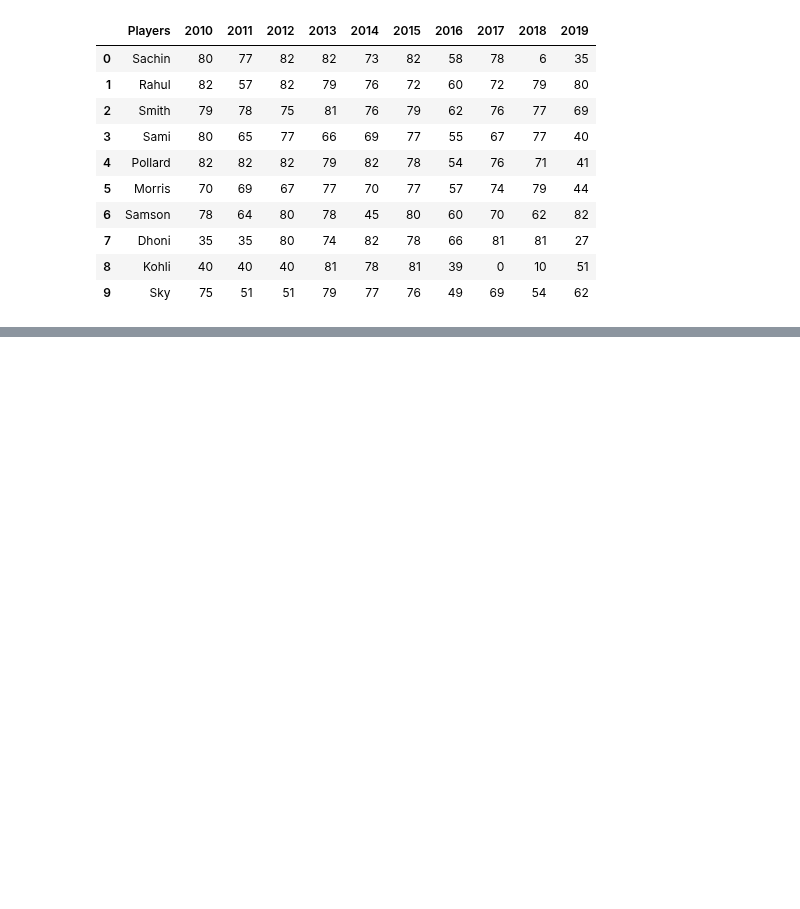
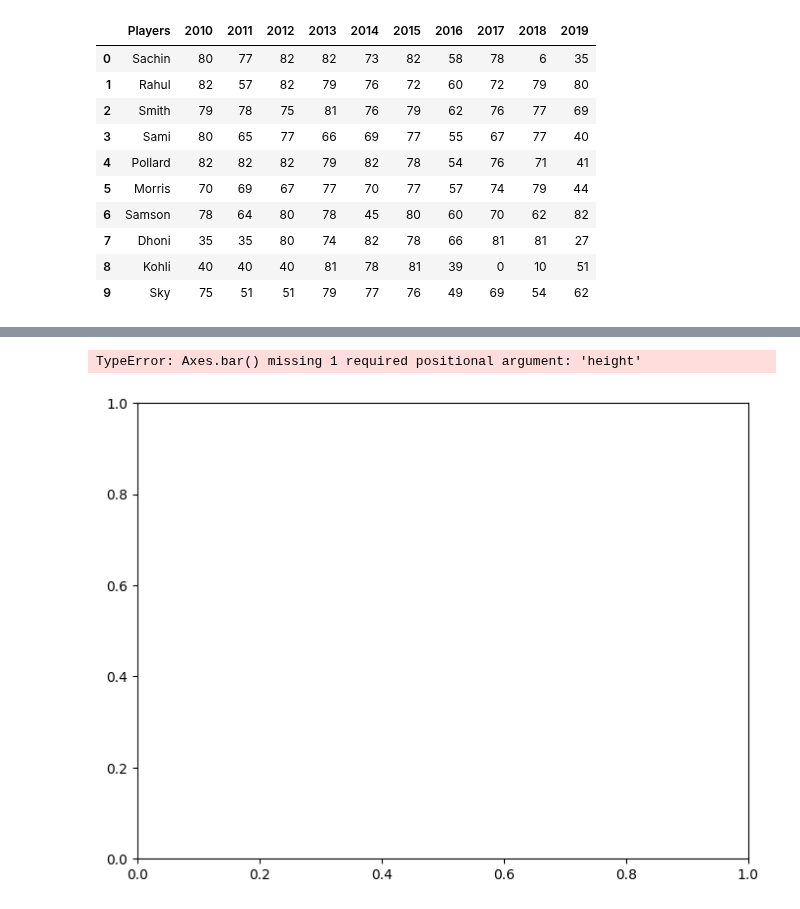
Before and after one commit to corpsedust/NareshIT, a Jupyter notebook: Self-practice(Tasks and IQ stuff)/IPL_DataAnalysis.ipynb, the cells around one changed output, grey strips where cells are left out. Saved outputs shown, nothing was run; the diff lists cells and outputs as text; code cells hidden in the pictures; blank space fills up the shorter version.

```diff
--- a/Self-practice(Tasks and IQ stuff)/IPL_DataAnalysis.ipynb
+++ b/Self-practice(Tasks and IQ stuff)/IPL_DataAnalysis.ipynb
@@ -346,0 +325,6 @@ df2T
+# %%
+fig, ax  = plt.subplots()
+ax.bar(df2T.loc["2010"], width=1, edgecolor="white", linewidth=0.7)
+# %% [output]
+TypeError: Axes.bar() missing 1 required positional argument: 'height'
+[figure, added]
```
Also changed, not shown: parts of 6 cells of this notebook, 2 other files.
